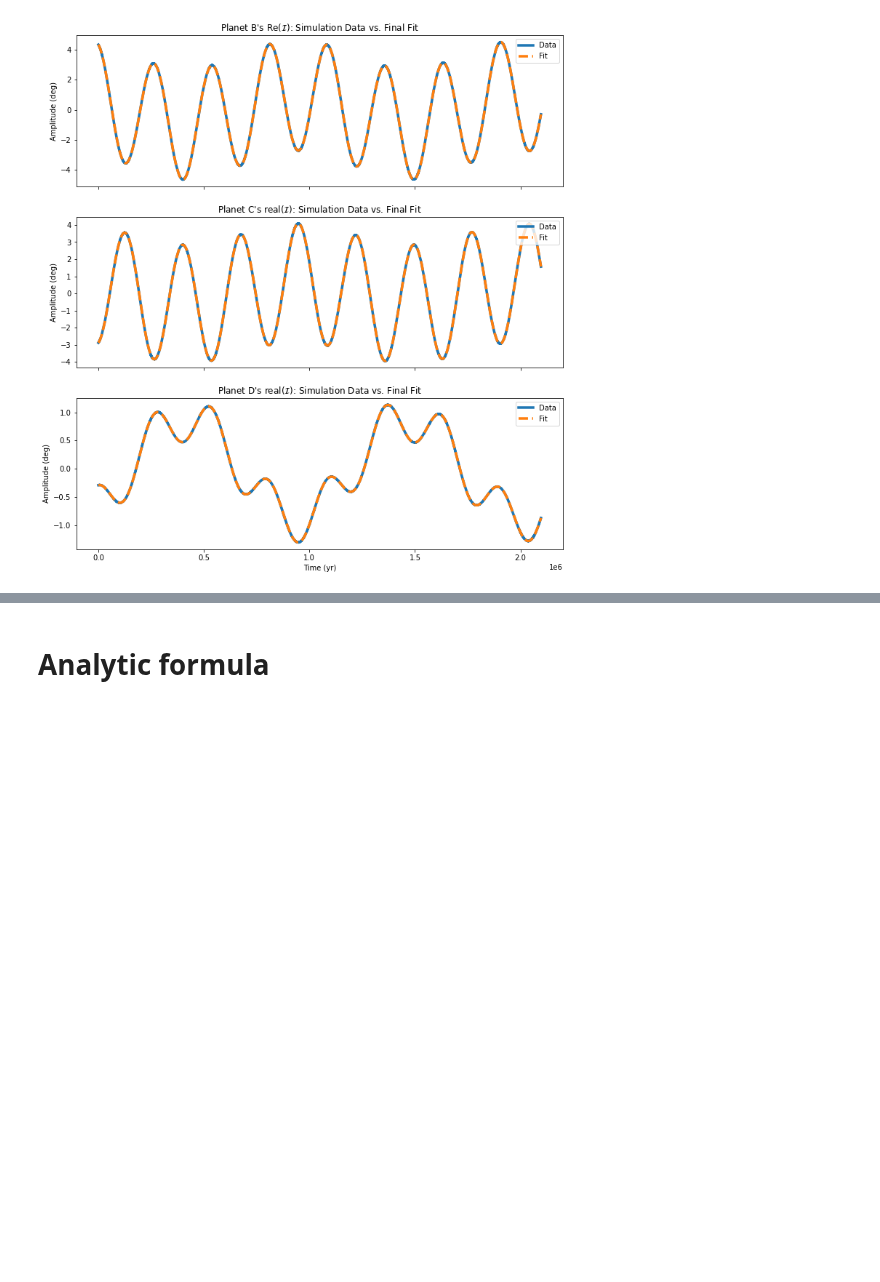
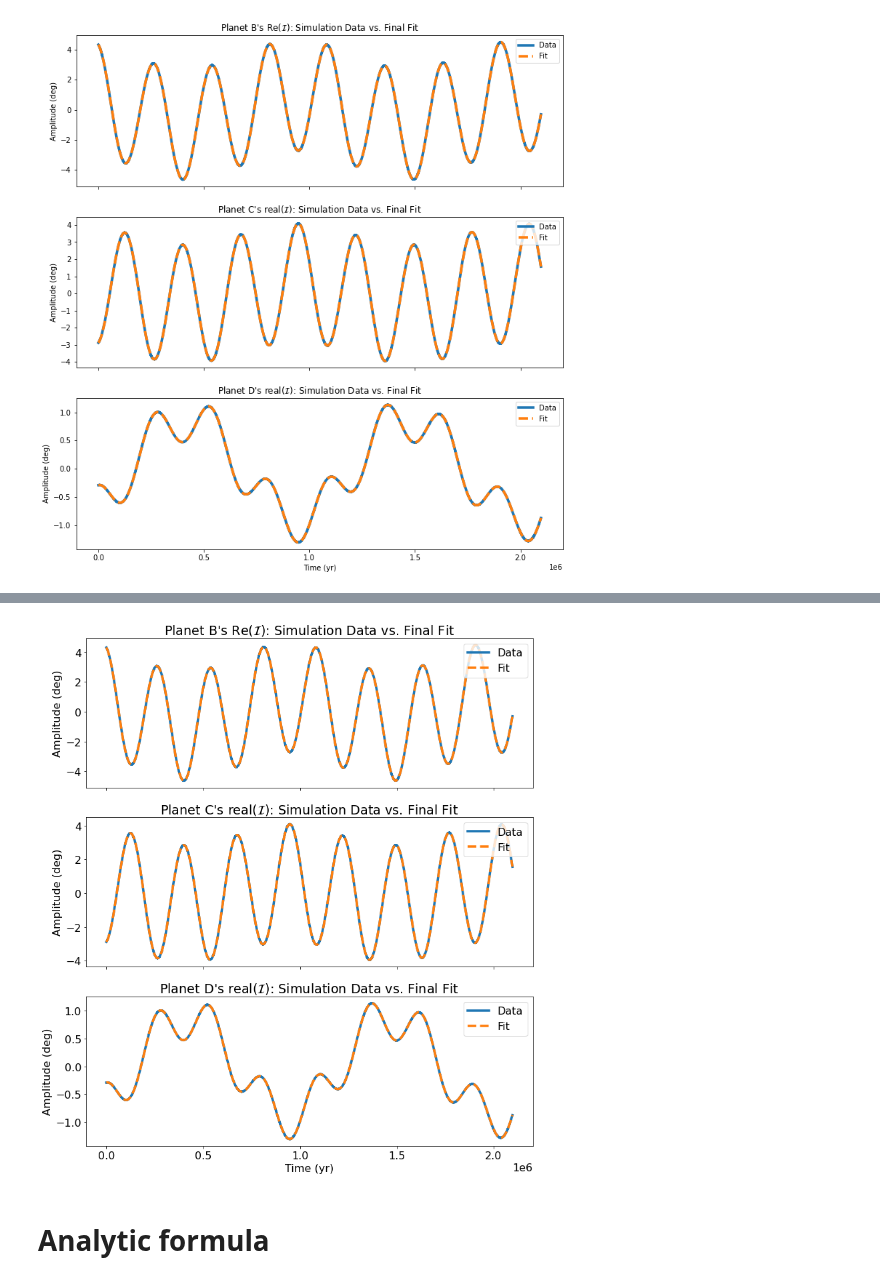
Before and after one commit to Jupiter1994/inc-dynamics, a Jupyter notebook: three_planet/three_planet.ipynb, the cells around one changed output, grey strips where cells are left out. Saved outputs shown, nothing was run; the diff lists cells and outputs as text; code cells hidden in the pictures; blank space fills up the shorter version.

Commit message:
symfit works for 3p

```diff
--- a/three_planet/three_planet.ipynb
+++ b/three_planet/three_planet.ipynb
@@ -632,3 +642,46 @@ print(params)
+# %%
+## Plot data vs. symfit results.
+fig, (ax1, ax2, ax3) = plt.subplots(3, 1, sharex=True, figsize=(12,14))
+fig.patch.set_facecolor('white')
+
+# Planet B
+b_series_fit = test_func(times, params['A11'], params['g1'], params['phi_b1'],
+                                params['A12'], params['g2'], params['phi_b2'])
+
+ax1.plot(times, b_series, lw='3.5', label='Data')
+ax1.plot(times, b_series_fit, '--', lw='3.5', label='Fit')
+#ax1.set_xlabel('Time (yr)')
+ax1.set_ylabel('Amplitude (deg)')
+ax1.set_title("Planet B's Re($\mathcal{I}$): Simulation Data vs. Final Fit")
+ax1.legend(loc='upper right')
+
+# Planet C
+c_series_fit = test_func(times, params['A21'], params['g1'], params['phi_c1'],
+                                params['A22'], params['g2'], params['phi_c2'])
+
+ax2.plot(times, c_series, lw='3.5', label='Data')
+ax2.plot(times, c_series_fit, '--', lw='3.5', label='Fit')
+#ax2.set_xlabel('Time (yr)')
+ax2.set_ylabel('Amplitude (deg)')
+ax2.set_title("Planet C's real($\mathcal{I}$): Simulation Data vs. Final Fit")
+ax2.legend(loc='upper right')
+
+# Planet D
+d_series_fit = test_func(times, params['A31'], params['g1'], params['phi_d1'],
+                                params['A32'], params['g2'], params['phi_d2'])
+
+ax3.plot(times, d_series, lw='3.5', label='Data')
+ax3.plot(times, d_series_fit, '--', lw='3.5', label='Fit')
+ax3.set_xlabel('Time (yr)')
+ax3.set_ylabel('Amplitude (deg)')
+ax3.set_title("Planet D's real($\mathcal{I}$): Simulation Data vs. Final Fit")
+ax3.legend(loc='upper right')
+
+# fig_path = "Figures/BCD_data_vs_symfit"
+# plt.savefig(fig_path, bbox_inches='tight')
+plt.show()
+# %% [output]
+[figure, added]
 # %% [markdown]
 # Analytic formula
 # %%
```
Also changed, not shown: parts of 13 cells of this notebook, 1 other file.
